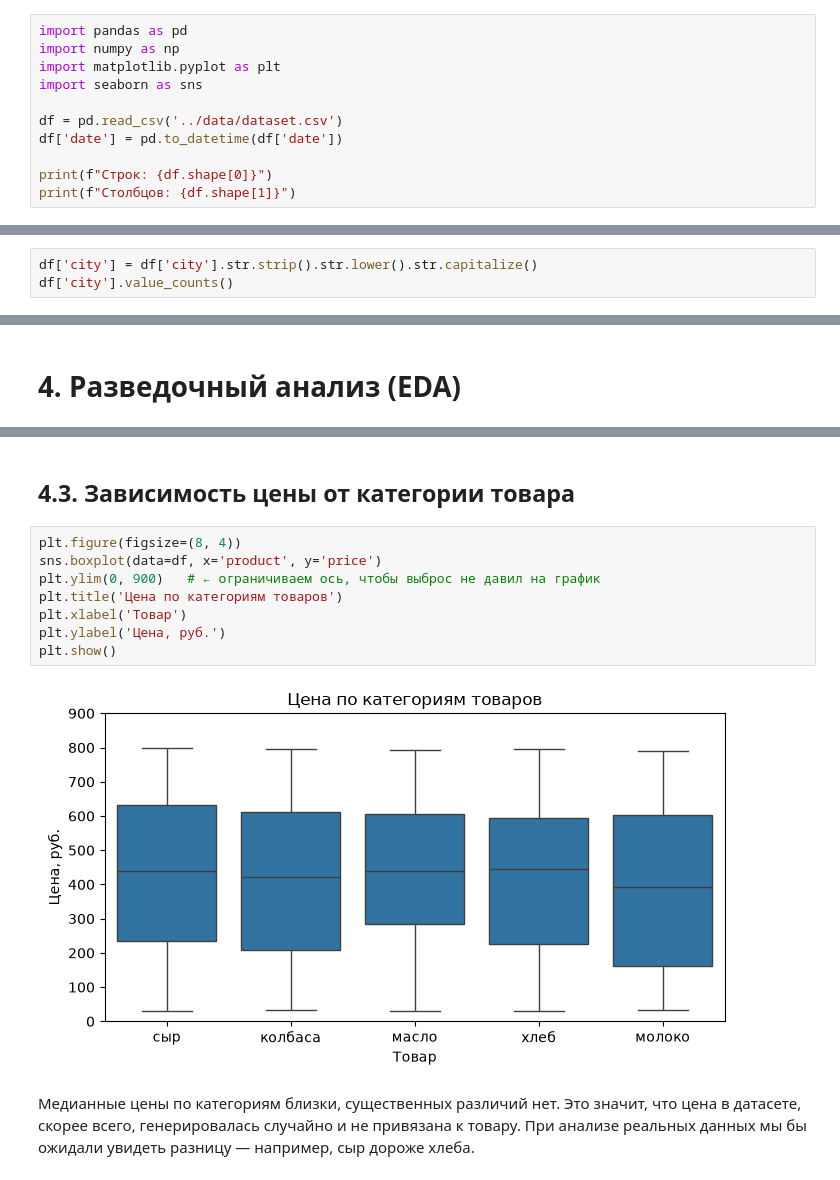
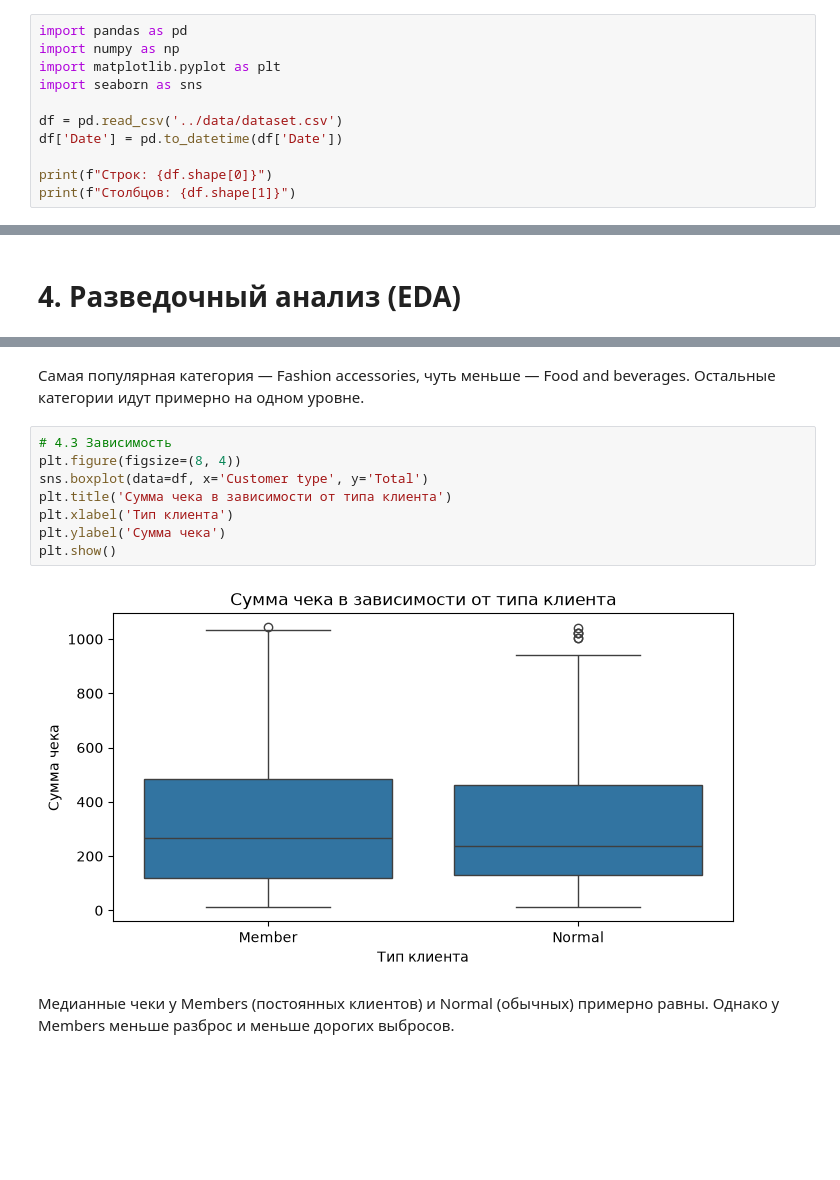
Before and after one commit to cik933758/lab1-data-quality, a Jupyter notebook: notebooks/01_data_understanding.ipynb, the cells around one changed output, grey strips where cells are left out. Drawn from its saved outputs; the diff is of its cells as text; blank space fills up the shorter version.

```diff
--- a/notebooks/01_data_understanding.ipynb
+++ b/notebooks/01_data_understanding.ipynb
@@ -19,7 +19,7 @@ import matplotlib.pyplot as plt
 import seaborn as sns
 
 df = pd.read_csv('../data/dataset.csv')
-df['date'] = pd.to_datetime(df['date'])
+df['Date'] = pd.to_datetime(df['Date'])
 
 print(f"Строк: {df.shape[0]}")
 print(f"Столбцов: {df.shape[1]}")
@@ -152,4 +149 @@ product
 Name: count, dtype: int64
-# %%
-df['city'] = df['city'].str.strip().str.lower().str.capitalize()
-df['city'].value_counts()
@@ -238,14 +206,14 @@ plt.show()
-# %% [markdown]
-## 4.3. Зависимость цены от категории товара
+# %% [markdown]
+Самая популярная категория — Fashion accessories, чуть меньше — Food and beverages. Остальные категории идут примерно на одном уровне.
 # %%
+# 4.3 Зависимость
 plt.figure(figsize=(8, 4))
-sns.boxplot(data=df, x='product', y='price')
-plt.ylim(0, 900)   # ← ограничиваем ось, чтобы выброс не давил на график
-plt.title('Цена по категориям товаров')
-plt.xlabel('Товар')
-plt.ylabel('Цена, руб.')
+sns.boxplot(data=df, x='Customer type', y='Total')
+plt.title('Сумма чека в зависимости от типа клиента')
+plt.xlabel('Тип клиента')
+plt.ylabel('Сумма чека')
 plt.show()
 # %% [output]
-[figure, old version]
+[figure, new version]
-# %% [markdown]
-Медианные цены по категориям близки, существенных различий нет. Это значит, что цена в датасете, скорее всего, генерировалась случайно и не привязана к товару. При анализе реальных данных мы бы ожидали увидеть разницу — например, сыр дороже хлеба.
+# %% [markdown]
+Медианные чеки у Members (постоянных клиентов) и Normal (обычных) примерно равны. Однако у Members меньше разброс и меньше дорогих выбросов.
```
Also changed, not shown: parts of 32 cells of this notebook.
